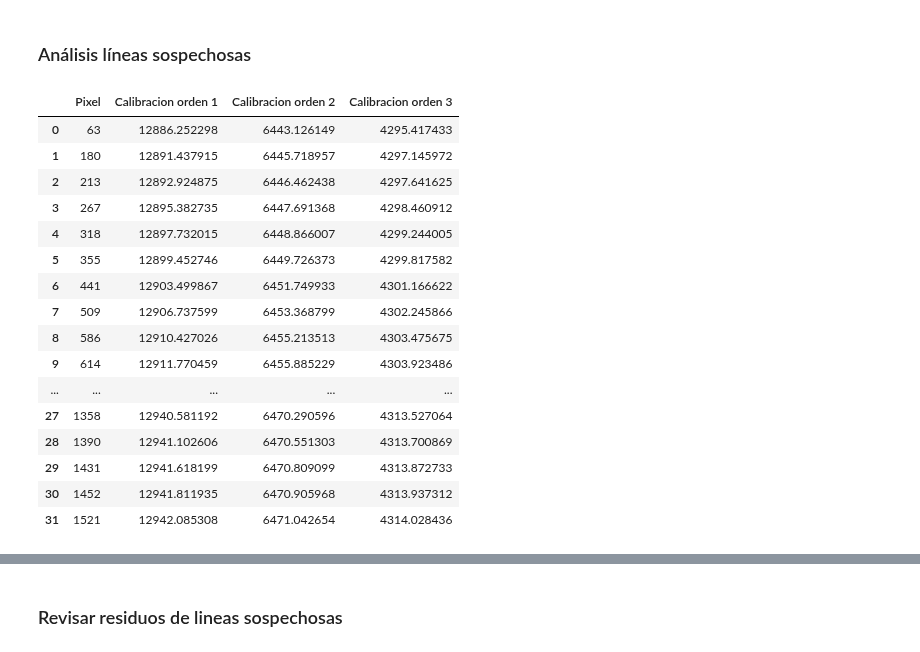
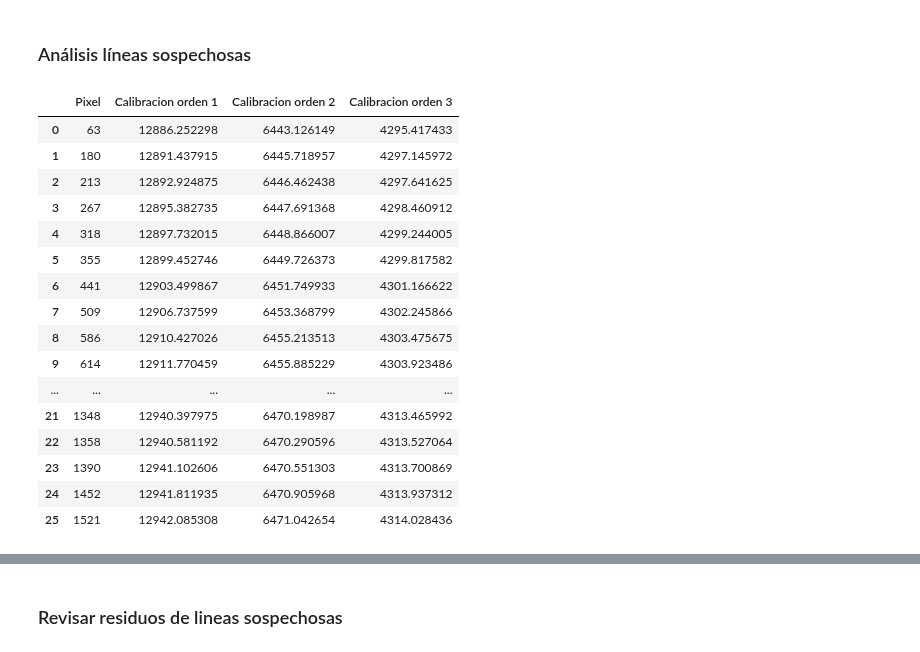
Before and after one commit to ccuellarn/Torium-Operation, a Jupyter notebook: Data/Th 6480/Analisis_6480.ipynb, the cells around one changed output, grey strips where cells are left out. Cells and saved outputs as stored; diff of their text form; code cells hidden in the pictures.

```diff
--- a/Data/Th 6480/Analisis_6480.ipynb
+++ b/Data/Th 6480/Analisis_6480.ipynb
@@ -363,38 +363,38 @@ fig3.tight_layout()
 ### Análisis líneas sospechosas
 # %%
 #Ver y tener los diferentes valores encontrados en el catalogo de nist
-LineasSos_1 = LineasSus(Pixsus_1 + Pixesp_1,param)
+LineasSos_1 = LineasSus(Pixsus_1,param)
 # LineasSos_1['Catalogo longitud orden 1'] = []
 # LineasSos_1['Elemento orden 1'] = [ ]
 # LineasSos_1['Catalogo longitud orden 3'] = []
 # LineasSos_1['Elemento orden 3'] = [ ]
 
-LineasSos_2 = LineasSus(Pixsus_2 + Pixesp_2,param)
+LineasSos_2 = LineasSus(Pixsus_2 ,param)
 # LineasSos_2['Catalogo longitud orden 1'] = []
 # LineasSos_2['Elemento orden 1'] = [ ]
 # LineasSos_2['Catalogo longitud orden 3'] = []
 # LineasSos_2['Elemento orden 3'] = [ ]
 
-LineasSos_ = pd.concat([LineasSos_1,LineasSos_2], axis=0).sort_values(by='Pixel', ascending=True, na_position='first').reset_index(drop=True)
-LineasSos_
+LineasSos = pd.concat([LineasSos_1,LineasSos_2], axis=0).sort_values(by='Pixel', ascending=True, na_position='first').reset_index(drop=True)
+LineasSos
 # %% [output]
 |  | Pixel | Calibracion orden 1 | Calibracion orden 2 | Calibracion orden 3 |
 | 0 | 63 | 12886.252298 | 6443.126149 | 4295.417433 |
 | 1 | 180 | 12891.437915 | 6445.718957 | 4297.145972 |
 | 2 | 213 | 12892.924875 | 6446.462438 | 4297.641625 |
 | 3 | 267 | 12895.382735 | 6447.691368 | 4298.460912 |
 | 4 | 318 | 12897.732015 | 6448.866007 | 4299.244005 |
 | 5 | 355 | 12899.452746 | 6449.726373 | 4299.817582 |
 | 6 | 441 | 12903.499867 | 6451.749933 | 4301.166622 |
 | 7 | 509 | 12906.737599 | 6453.368799 | 4302.245866 |
 | 8 | 586 | 12910.427026 | 6455.213513 | 4303.475675 |
 | 9 | 614 | 12911.770459 | 6455.885229 | 4303.923486 |
 | ... | ... | ... | ... | ... |
-| 27 | 1358 | 12940.581192 | 6470.290596 | 4313.527064 |
-| 28 | 1390 | 12941.102606 | 6470.551303 | 4313.700869 |
-| 29 | 1431 | 12941.618199 | 6470.809099 | 4313.872733 |
-| 30 | 1452 | 12941.811935 | 6470.905968 | 4313.937312 |
-| 31 | 1521 | 12942.085308 | 6471.042654 | 4314.028436 |
+| 21 | 1348 | 12940.397975 | 6470.198987 | 4313.465992 |
+| 22 | 1358 | 12940.581192 | 6470.290596 | 4313.527064 |
+| 23 | 1390 | 12941.102606 | 6470.551303 | 4313.700869 |
+| 24 | 1452 | 12941.811935 | 6470.905968 | 4313.937312 |
+| 25 | 1521 | 12942.085308 | 6471.042654 | 4314.028436 |
 # %%
 # # Por si se necesita quitar algun elemento None del dataframe .drop([2],axis=0).reset_index(drop=True)
 # LineasSos_1['Catalogo longitud'] = []
```
Also changed, not shown: parts of 1 cell of this notebook, 2 other files.
